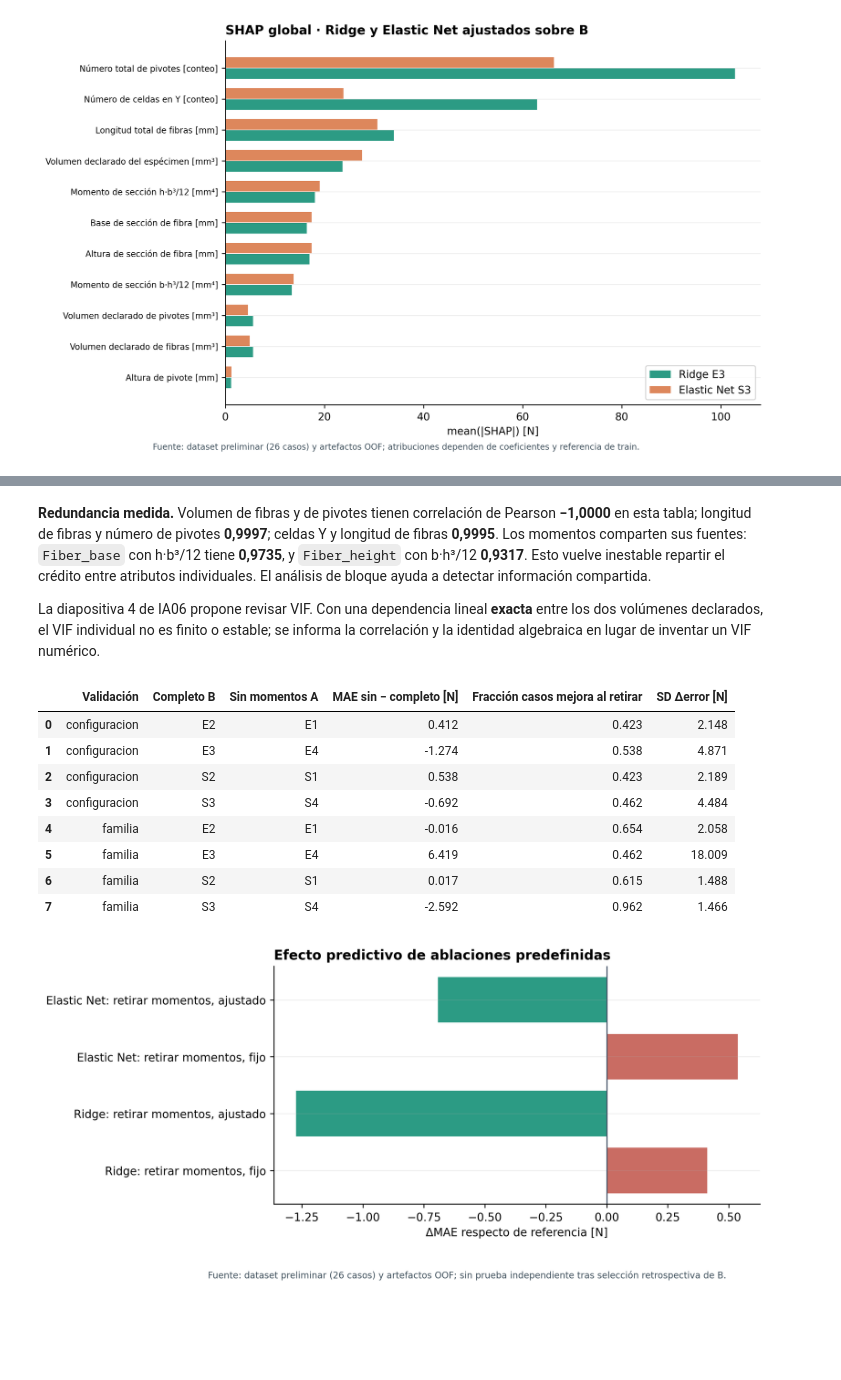
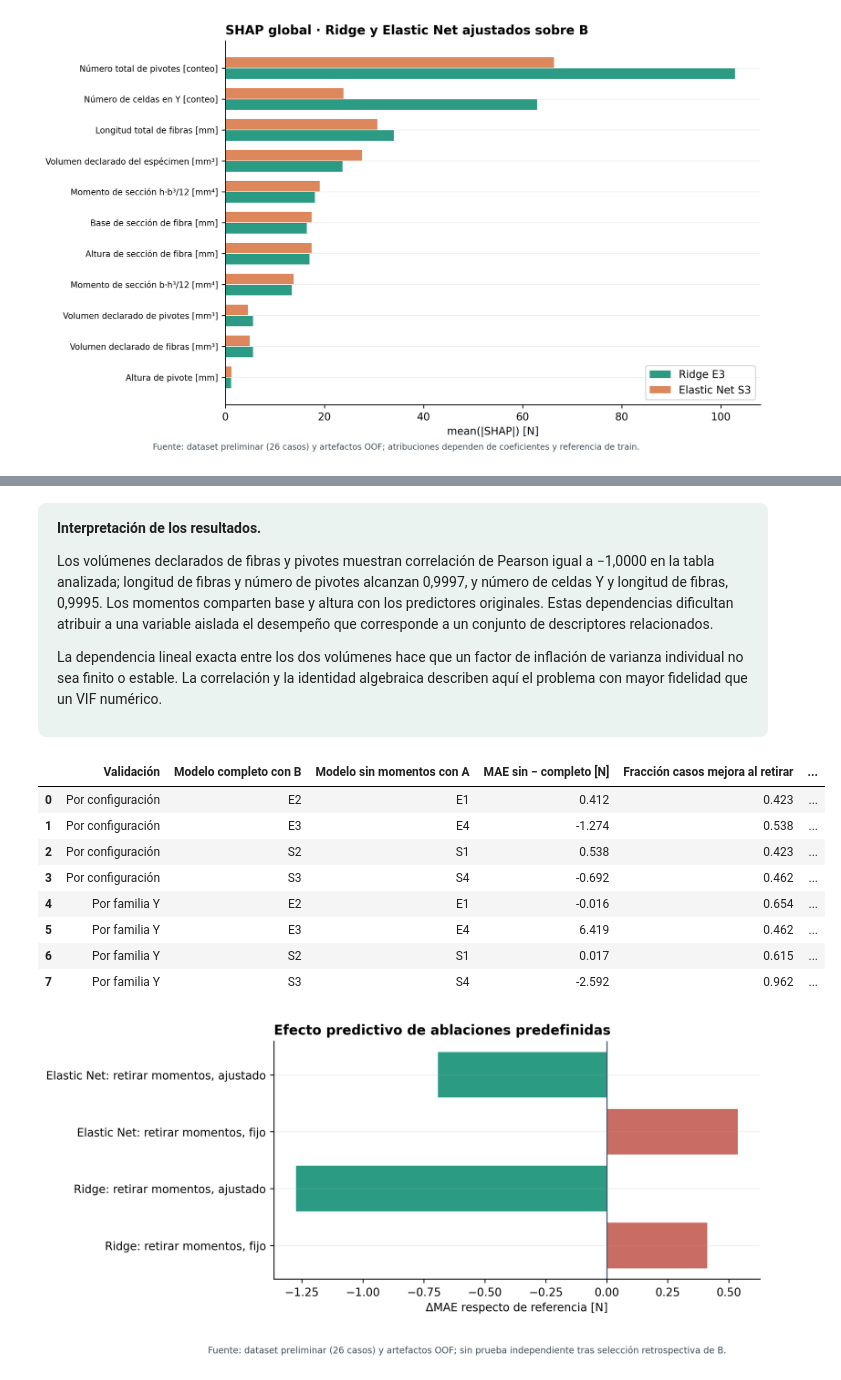
Before and after one commit to melissaaylasb-sudo/T02_MIA14_SeccionB, a Jupyter notebook: notebooks/06_Modelado_Tuning_SHAP.ipynb, the cells around one changed output, grey strips where cells are left out. Cells and saved outputs as stored; diff of their text form; code cells hidden in the pictures; blank space fills up the shorter version.

```diff
--- a/notebooks/06_Modelado_Tuning_SHAP.ipynb
+++ b/notebooks/06_Modelado_Tuning_SHAP.ipynb
@@ -182,17 +185,30 @@ for attempt in range(3):
 assert manifest["n_casos"] == 26 and len(figure_names) == 16
 assert manifest["dataset_sha256"] == config["dataset_sha256"]
 assert manifest["particiones_sha256"] == config["particiones_sha256"]
+def presentar(tabla_visible):
+    tabla_visible = tabla_visible.copy()
+    if "Validación" in tabla_visible.columns:
+        tabla_visible["Validación"] = tabla_visible["Validación"].replace({
+            "configuracion": "Por configuración", "familia": "Por familia Y"})
+    if "Modelo" in tabla_visible.columns:
+        tabla_visible["Modelo"] = tabla_visible["Modelo"].replace({
+            "ElasticNet": "Elastic Net", "Dummy": "Mediana de entrenamiento"})
+    if "Ajuste" in tabla_visible.columns:
+        tabla_visible["Ajuste"] = tabla_visible["Ajuste"].replace({
+            True: "Ajustado", False: "Fijo"})
+    return tabla_visible
+
 def tabla(nombre):
     return pd.read_csv(TABLES / f"{nombre}.csv")
 def figura(numero):
     paths = sorted(FIGURES.glob(f"{numero:02d}_*.png"))
     assert len(paths) == 1, (numero, paths)
     display(Image(filename=str(paths[0]), width=900))
-display(pd.DataFrame([{"Dataset SHA-256": manifest["dataset_sha256"],
+display(pd.DataFrame([{"Datos SHA-256": manifest["dataset_sha256"],
                        "Particiones SHA-256": manifest["particiones_sha256"],
                        "Semilla": manifest["seed"],
                        "Modelos": ", ".join(manifest["model_families"]),
                        "SHAP": manifest["shap_explainer"],
-                       "Figuras PNG/SVG": len(figure_names)}]))
+                       "Figuras exportadas": len(figure_names)}]))
 display(pd.DataFrame([manifest["versions"]]).T.rename(columns={0:"Versión de biblioteca"}))
 # %% [output]
@@ -639,26 +695,28 @@ figura(14)
 [figure]
 # %% [markdown]
-**Redundancia medida.** Volumen de fibras y de pivotes tienen correlación de Pearson **−1,0000** en esta tabla; longitud de fibras y número de pivotes **0,9997**; celdas Y y longitud de fibras **0,9995**. Los momentos comparten sus fuentes: `Fiber_base` con h·b³/12 tiene **0,9735**, y `Fiber_height` con b·h³/12 **0,9317**. Esto vuelve inestable repartir el crédito entre atributos individuales. El análisis de bloque ayuda a detectar información compartida.
-
-La diapositiva 4 de IA06 propone revisar VIF. Con una dependencia lineal **exacta** entre los dos volúmenes declarados, el VIF individual no es finito o estable; se informa la correlación y la identidad algebraica en lugar de inventar un VIF numérico.
+<div style="background-color:#eaf3f0; padding:15px 19px; border:0; border-radius:8px; margin:12px 0;">
+<p><strong>Interpretación de los resultados.</strong></p>
+<p>Los volúmenes declarados de fibras y pivotes muestran correlación de Pearson igual a −1,0000 en la tabla analizada; longitud de fibras y número de pivotes alcanzan 0,9997, y número de celdas Y y longitud de fibras, 0,9995. Los momentos comparten base y altura con los predictores originales. Estas dependencias dificultan atribuir a una variable aislada el desempeño que corresponde a un conjunto de descriptores relacionados.</p>
+<p>La dependencia lineal exacta entre los dos volúmenes hace que un factor de inflación de varianza individual no sea finito o estable. La correlación y la identidad algebraica describen aquí el problema con mayor fidelidad que un VIF numérico.</p>
+</div>
 # %%
 abl = tabla("ablaciones")
-display(abl[["protocolo", "referencia", "intervencion", "delta_MAE_N",
+display(presentar(abl[["protocolo", "referencia", "intervencion", "delta_MAE_N",
              "fraccion_casos_mejora", "sd_delta_error_absoluto_N"]]
-        .rename(columns={"protocolo":"Validación", "referencia":"Completo B",
-                         "intervencion":"Sin momentos A", "delta_MAE_N":"MAE sin − completo [N]",
+        .rename(columns={"protocolo":"Validación", "referencia":"Modelo completo con B",
+                         "intervencion":"Modelo sin momentos con A", "delta_MAE_N":"MAE sin − completo [N]",
                          "fraccion_casos_mejora":"Fracción casos mejora al retirar",
-                         "sd_delta_error_absoluto_N":"SD Δerror [N]"}).round(3))
+                         "sd_delta_error_absoluto_N":"Desv. del cambio de error [N]"}).round(3)))
 figura(15)
 # %% [output]
-|  | Validación | Completo B | Sin momentos A | MAE sin − completo [N] | Fracción casos mejora al retirar | SD Δerror [N] |
-| 0 | configuracion | E2 | E1 | 0.412 | 0.423 | 2.148 |
-| 1 | configuracion | E3 | E4 | -1.274 | 0.538 | 4.871 |
-| 2 | configuracion | S2 | S1 | 0.538 | 0.423 | 2.189 |
-| 3 | configuracion | S3 | S4 | -0.692 | 0.462 | 4.484 |
-| 4 | familia | E2 | E1 | -0.016 | 0.654 | 2.058 |
-| 5 | familia | E3 | E4 | 6.419 | 0.462 | 18.009 |
-| 6 | familia | S2 | S1 | 0.017 | 0.615 | 1.488 |
-| 7 | familia | S3 | S4 | -2.592 | 0.962 | 1.466 |
+|  | Validación | Modelo completo con B | Modelo sin momentos con A | MAE sin − completo [N] | Fracción casos mejora al retirar | ... |
+| 0 | Por configuración | E2 | E1 | 0.412 | 0.423 | ... |
+| 1 | Por configuración | E3 | E4 | -1.274 | 0.538 | ... |
+| 2 | Por configuración | S2 | S1 | 0.538 | 0.423 | ... |
+| 3 | Por configuración | S3 | S4 | -0.692 | 0.462 | ... |
+| 4 | Por familia Y | E2 | E1 | -0.016 | 0.654 | ... |
+| 5 | Por familia Y | E3 | E4 | 6.419 | 0.462 | ... |
+| 6 | Por familia Y | S2 | S1 | 0.017 | 0.615 | ... |
+| 7 | Por familia Y | S3 | S4 | -2.592 | 0.962 | ... |
 [figure]
 # %% [markdown]
```
Also changed, not shown: parts of 46 cells of this notebook, 4 other files.
